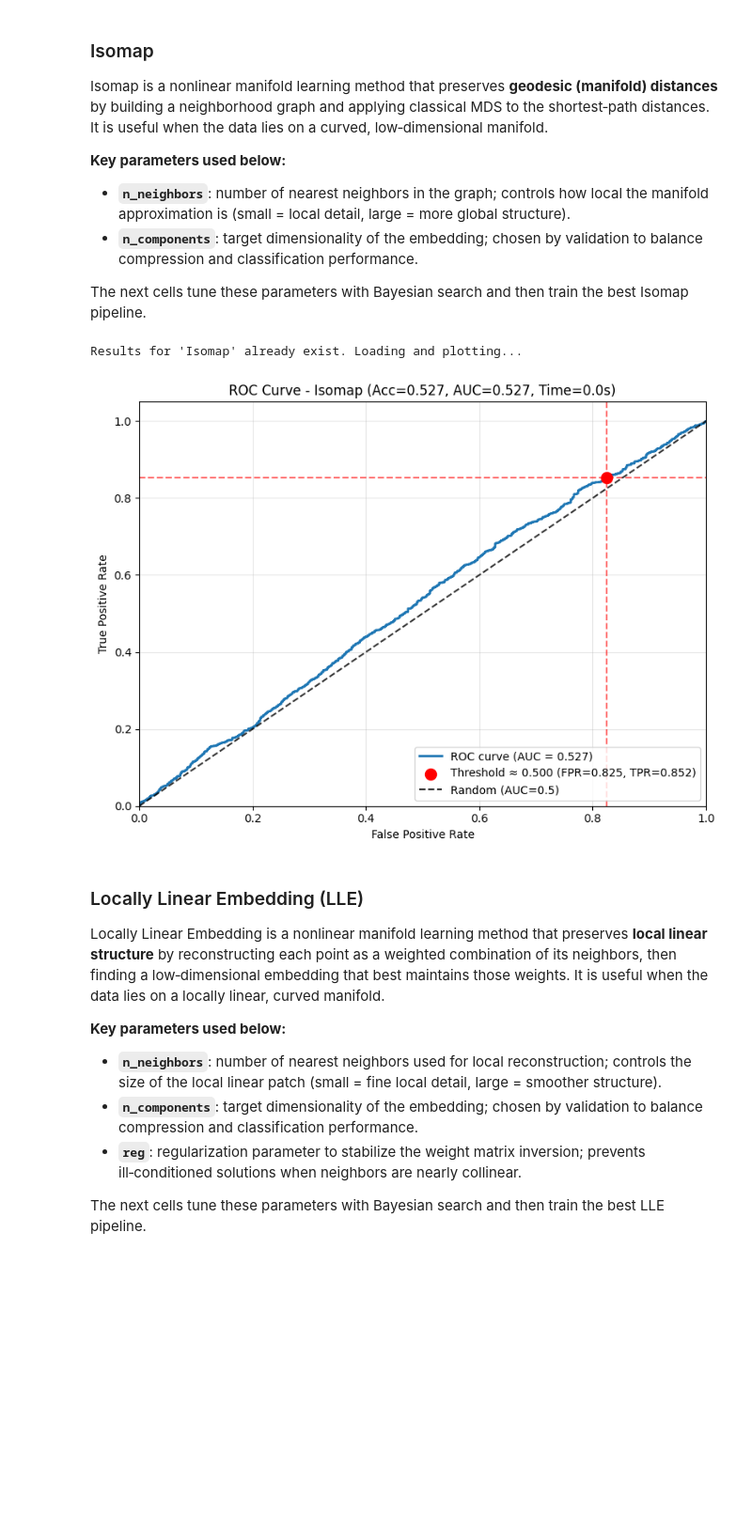
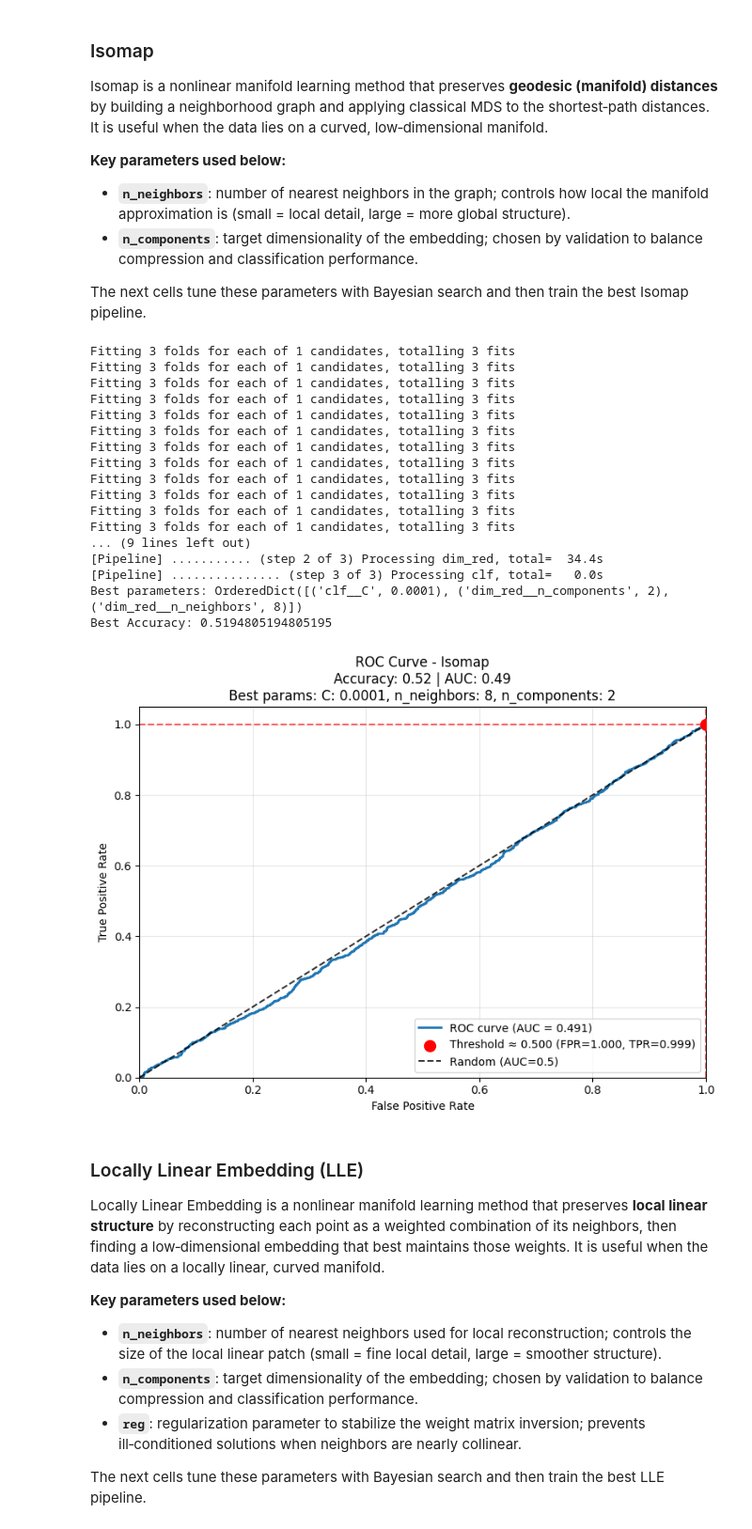
Before and after one commit to davidsmv/MachineLearningPortfolio, a Jupyter notebook: dimensionality_reduction/High_Dimensional_Datascape.ipynb, the cells around one changed output. Shown at 94% size. Drawn from its saved outputs; the diff is of its cells as text; code cells hidden in the pictures; blank space fills up the shorter version.

```diff
--- a/dimensionality_reduction/High_Dimensional_Datascape.ipynb
+++ b/dimensionality_reduction/High_Dimensional_Datascape.ipynb
@@ -403,56 +444,70 @@ model_name = "Isomap"
 # %%
 from sklearn.manifold import Isomap
 from skopt import BayesSearchCV
-from skopt.space import Integer
+from skopt.space import Integer, Real
+
+model_name = "Isomap"
+
 
 if should_evaluate(model_name):
 
     search_spaces = {
-        'dim_red__n_neighbors': Integer(5, 30),
+        'clf__C': Real(1e-4, 10, prior='log-uniform'),
+        'dim_red__n_neighbors': Integer(5, 10),
         'dim_red__n_components': Integer(2, 20)
     }
 
     opt = BayesSearchCV(
         get_pipeline(Isomap(n_jobs=-1)),
         search_spaces,
         n_iter=20,
         cv=3,
         scoring='accuracy',
         n_jobs=-1,
         random_state=42,
         verbose=1
     )
 
     opt.fit(X_train, y_train)
     print("Best parameters:", opt.best_params_)
     print("Best Accuracy:", opt.best_score_)
 
-    # Save parameters
-    n_neighbors = opt.best_params_['dim_red__n_neighbors']
-    n_components = opt.best_params_['dim_red__n_components']
+    # Save best hyperparameters
+    best_hyperparameter = {
+        "C": opt.best_params_['clf__C'],
+        "n_neighbors": opt.best_params_['dim_red__n_neighbors'],
+        "n_components": opt.best_params_['dim_red__n_components']
+    }
+
+    y_pred = opt.predict(X_test)
+    y_score = opt.predict_proba(X_test)[:,1]
+    evaluate_and_save_results(
+        model_name, y_test, y_pred, y_score, best_hyperparameter
+    )
+    plot_model(model_name)
+
+else:
+    print(f"Results for '{model_name}' already exist. Loading and plotting...")
+    plot_model(model_name)
+# %% [output]
+Fitting 3 folds for each of 1 candidates, totalling 3 fits
+Fitting 3 folds for each of 1 candidates, totalling 3 fits
+Fitting 3 folds for each of 1 candidates, totalling 3 fits
+Fitting 3 folds for each of 1 candidates, totalling 3 fits
+Fitting 3 folds for each of 1 candidates, totalling 3 fits
+Fitting 3 folds for each of 1 candidates, totalling 3 fits
+Fitting 3 folds for each of 1 candidates, totalling 3 fits
+Fitting 3 folds for each of 1 candidates, totalling 3 fits
+Fitting 3 folds for each of 1 candidates, totalling 3 fits
+Fitting 3 folds for each of 1 candidates, totalling 3 fits
+Fitting 3 folds for each of 1 candidates, totalling 3 fits
+Fitting 3 folds for each of 1 candidates, totalling 3 fits
+... (9 lines left out)
+[Pipeline] ........... (step 2 of 3) Processing dim_red, total=  34.4s
+[Pipeline] ............... (step 3 of 3) Processing clf, total=   0.0s
+Best parameters: OrderedDict([('clf__C', 0.0001), ('dim_red__n_components', 2), ('dim_red__n_neighbors', 8)])
+Best Accuracy: 0.5194805194805195
+[figure, added]
-# %%
-
-if should_evaluate(model_name):
-    best_isomap = Isomap(
-        n_neighbors=n_neighbors,
-        n_components=n_components,
-        n_jobs=-1
-    )
-    pipe_isomap = get_pipeline(best_isomap)
-    pipe_isomap.fit(X_train, y_train)
-    y_pred_isomap = pipe_isomap.predict(X_test)
-    y_score_isomap = pipe_isomap.predict_proba(X_test)[:,1]
-    evaluate_and_save_results(
-        model_name, y_test, y_pred_isomap, y_score_isomap, 0.0
-    )
-
-else:
-    print(f"Results for '{model_name}' already exist. Loading and plotting...")
-
-plot_model(model_name)
-# %% [output]
-Results for 'Isomap' already exist. Loading and plotting...
-[figure, removed]
 # %% [markdown]
 ### Locally Linear Embedding (LLE)
 
```
Also changed, not shown: parts of 21 cells of this notebook, 1 other file.
